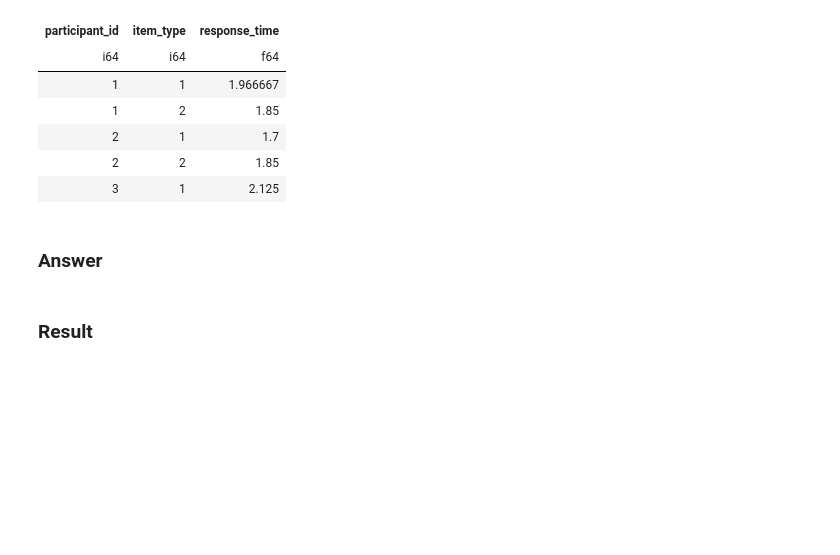
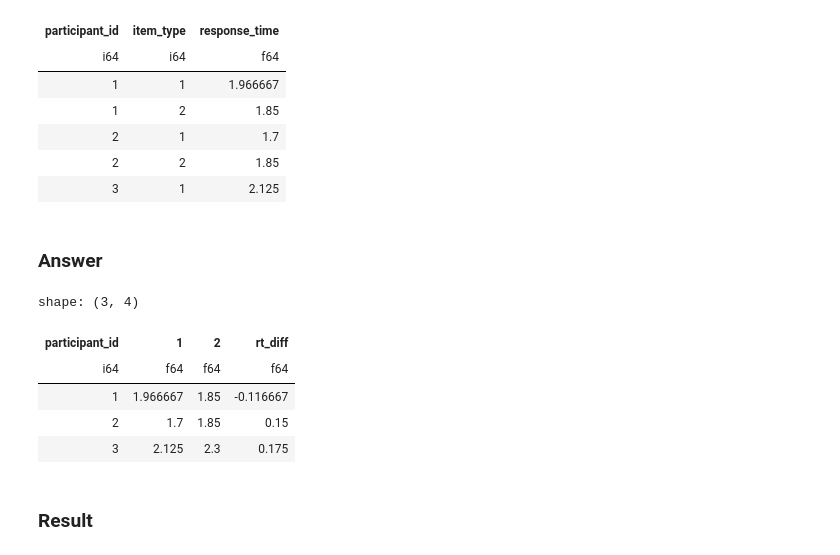
Before and after one commit to corruptedstar/datascipsych, a Jupyter notebook: assignments/assignment9/assignment9.ipynb, the cells around one changed output. Drawn from its saved outputs; the diff is of its cells as text; code cells hidden in the pictures; blank space fills up the shorter version.

```diff
--- a/assignments/assignment9/assignment9.ipynb
+++ b/assignments/assignment9/assignment9.ipynb
@@ -235,3 +317,21 @@ shape: (5, 3)
+# %%
+wide =rt.pivot(
+    values="response_time",
+    index="participant_id",
+    on="item_type",
+    )
+
+wide = wide.with_columns(
+    (pl.col("2") -pl.col("1")).alias("rt_diff")
+)
+wide
+# %% [output]
+shape: (3, 4)
+| participant_id | 1 | 2 | rt_diff |
+| i64 | f64 | f64 | f64 |
+| 1 | 1.966667 | 1.85 | -0.116667 |
+| 2 | 1.7 | 1.85 | 0.15 |
+| 3 | 2.125 | 2.3 | 0.175 |
 # %% [markdown]
 ### Result
 # %%
```
Also changed, not shown: parts of 17 cells of this notebook, 3 other files.
